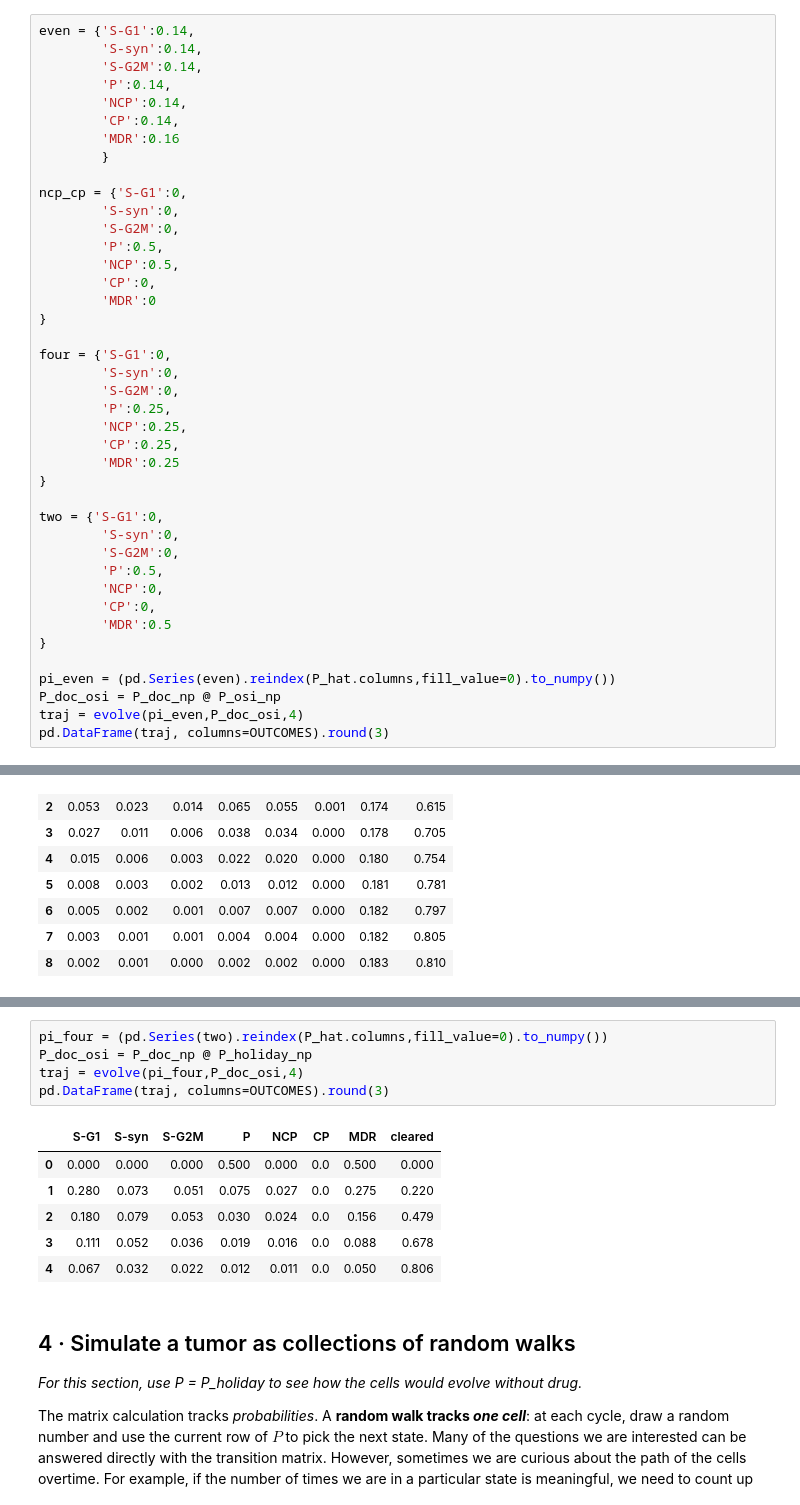
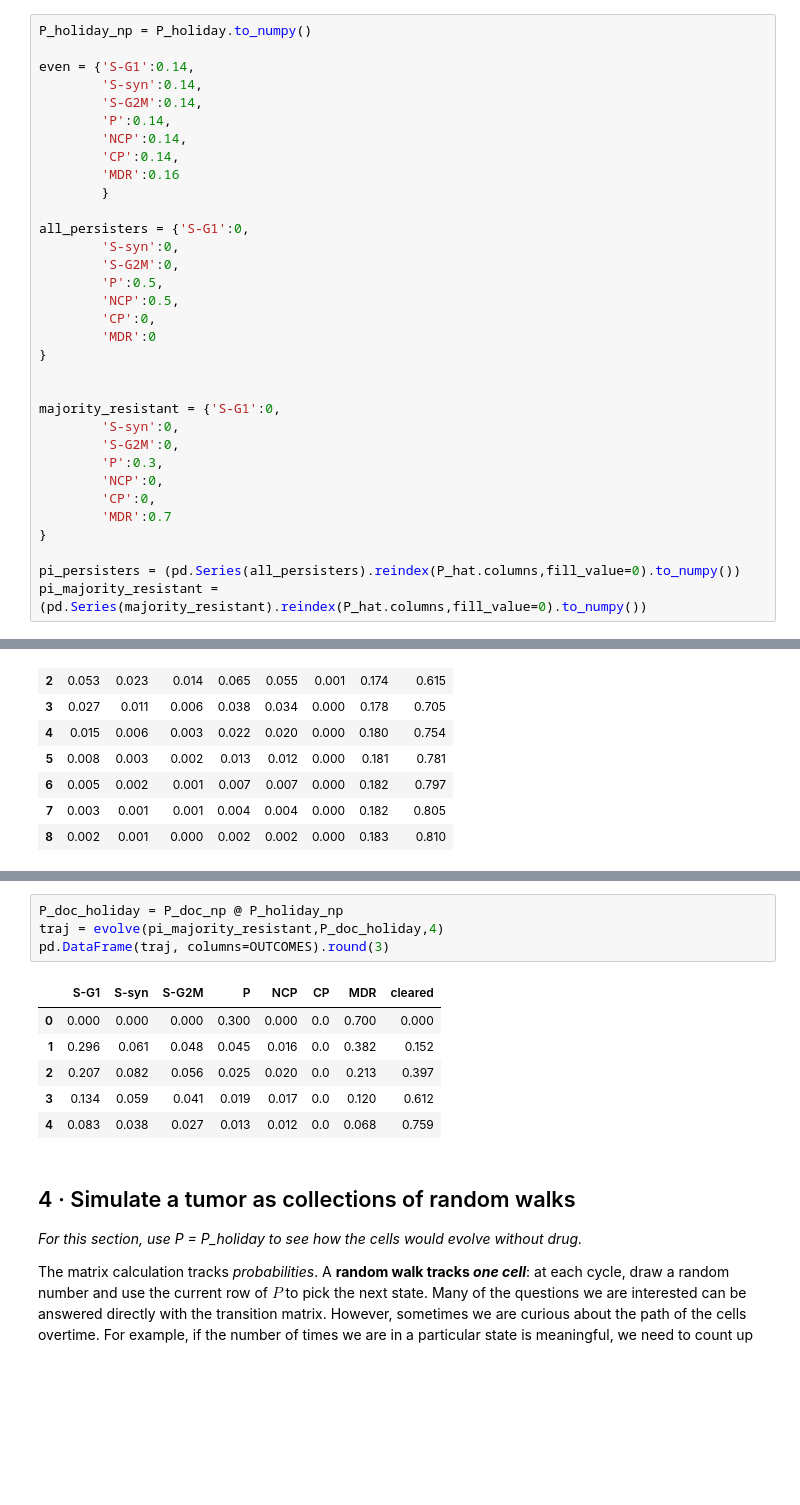
Before and after one commit to sayuri005/uu_markov, a Jupyter notebook: lab_2/Lab09_markov_chain_cells.ipynb, the cells around one changed output, grey strips where cells are left out. Drawn from its saved outputs; the diff is of its cells as text; blank space fills up the shorter version.

```diff
--- a/lab_2/Lab09_markov_chain_cells.ipynb
+++ b/lab_2/Lab09_markov_chain_cells.ipynb
@@ -553,4 +532,6 @@ Treatment Strategy: Treat with osimeritinib
 # %%
+P_holiday_np = P_holiday.to_numpy()
+
 even = {'S-G1':0.14,
         'S-syn':0.14,
         'S-G2M':0.14,
@@ -560,7 +541,7 @@ even = {'S-G1':0.14,
         'MDR':0.16
         }
 
-ncp_cp = {'S-G1':0,
+all_persisters = {'S-G1':0,
         'S-syn':0,
         'S-G2M':0,
         'P':0.5,
@@ -569,25 +550,15 @@ ncp_cp = {'S-G1':0,
         'MDR':0
 }
 
-four = {'S-G1':0,
+
+majority_resistant = {'S-G1':0,
         'S-syn':0,
         'S-G2M':0,
-        'P':0.25,
-        'NCP':0.25,
-        'CP':0.25,
-        'MDR':0.25
+        'P':0.3,
+        'NCP':0,
+        'CP':0,
+        'MDR':0.7
 }
 
-two = {'S-G1':0,
-        'S-syn':0,
-        'S-G2M':0,
-        'P':0.5,
-        'NCP':0,
-        'CP':0,
-        'MDR':0.5
-}
-
-pi_even = (pd.Series(even).reindex(P_hat.columns,fill_value=0).to_numpy())
-P_doc_osi = P_doc_np @ P_osi_np
-traj = evolve(pi_even,P_doc_osi,4)
-pd.DataFrame(traj, columns=OUTCOMES).round(3)
+pi_persisters = (pd.Series(all_persisters).reindex(P_hat.columns,fill_value=0).to_numpy())
+pi_majority_resistant = (pd.Series(majority_resistant).reindex(P_hat.columns,fill_value=0).to_numpy())
@@ -721,15 +749,14 @@ pd.DataFrame(traj, columns=OUTCOMES).round(3)
 # %%
-pi_four = (pd.Series(two).reindex(P_hat.columns,fill_value=0).to_numpy())
-P_doc_osi = P_doc_np @ P_holiday_np
-traj = evolve(pi_four,P_doc_osi,4)
+P_doc_holiday = P_doc_np @ P_holiday_np
+traj = evolve(pi_majority_resistant,P_doc_holiday,4)
 pd.DataFrame(traj, columns=OUTCOMES).round(3)
 # %% [output]
 |  | S-G1 | S-syn | S-G2M | P | NCP | CP | MDR | cleared |
-| 0 | 0.000 | 0.000 | 0.000 | 0.500 | 0.000 | 0.0 | 0.500 | 0.000 |
-| 1 | 0.280 | 0.073 | 0.051 | 0.075 | 0.027 | 0.0 | 0.275 | 0.220 |
-| 2 | 0.180 | 0.079 | 0.053 | 0.030 | 0.024 | 0.0 | 0.156 | 0.479 |
-| 3 | 0.111 | 0.052 | 0.036 | 0.019 | 0.016 | 0.0 | 0.088 | 0.678 |
-| 4 | 0.067 | 0.032 | 0.022 | 0.012 | 0.011 | 0.0 | 0.050 | 0.806 |
+| 0 | 0.000 | 0.000 | 0.000 | 0.300 | 0.000 | 0.0 | 0.700 | 0.000 |
+| 1 | 0.296 | 0.061 | 0.048 | 0.045 | 0.016 | 0.0 | 0.382 | 0.152 |
+| 2 | 0.207 | 0.082 | 0.056 | 0.025 | 0.020 | 0.0 | 0.213 | 0.397 |
+| 3 | 0.134 | 0.059 | 0.041 | 0.019 | 0.017 | 0.0 | 0.120 | 0.612 |
+| 4 | 0.083 | 0.038 | 0.027 | 0.013 | 0.012 | 0.0 | 0.068 | 0.759 |
 # %% [markdown]
 ## 4 · Simulate a tumor as collections of random walks
 
```
Also changed, not shown: parts of 21 cells of this notebook.
